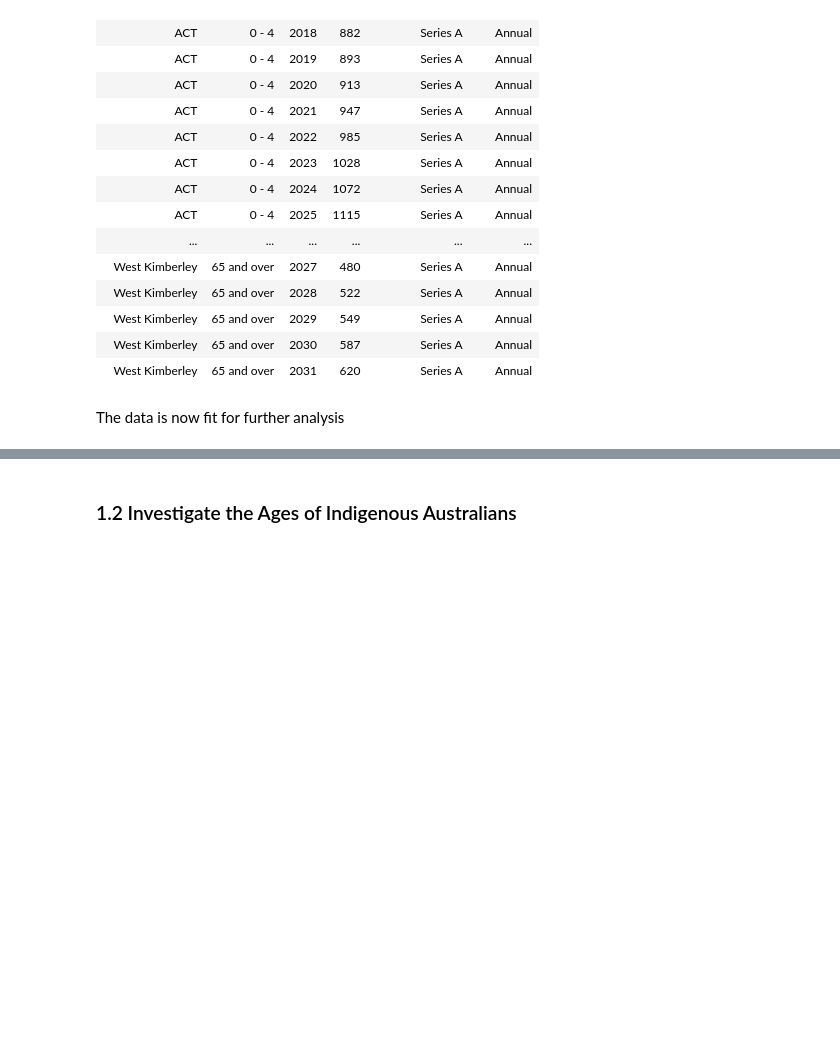
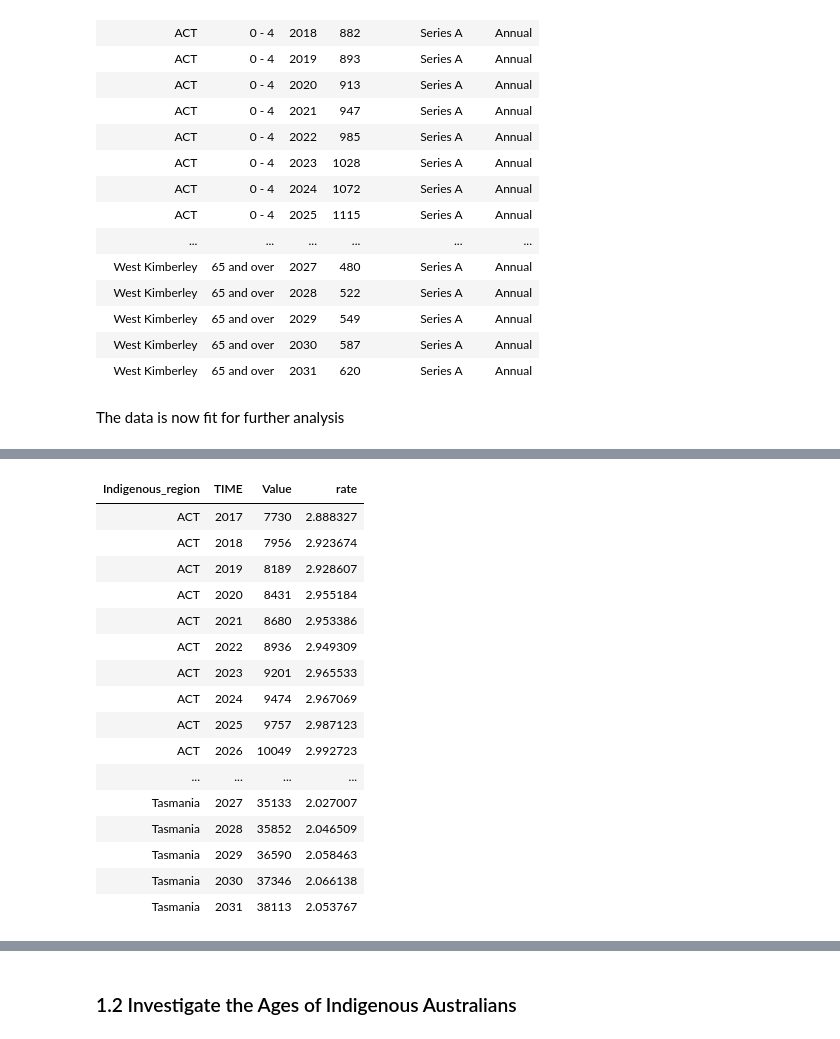
Before and after one commit to DanielTranDS/Aus-Immunisation-EDA-DataWrangling, a Jupyter notebook: Aus_EDA_Wrangling.ipynb, the cells around one changed output, grey strips where cells are left out. Drawn from its saved outputs; the diff is of its cells as text; code cells hidden in the pictures; blank space fills up the shorter version.

```diff
--- a/Aus_EDA_Wrangling.ipynb
+++ b/Aus_EDA_Wrangling.ipynb
@@ -150,0 +272,21 @@ The data is now fit for further analysis
+# %%
+capital_pop<-capital_pop[capital_pop$TIME!='2016',]
+capital_pop
+# %% [output]
+| Indigenous_region | TIME | Value | rate |
+| ACT | 2017 | 7730 | 2.888327 |
+| ACT | 2018 | 7956 | 2.923674 |
+| ACT | 2019 | 8189 | 2.928607 |
+| ACT | 2020 | 8431 | 2.955184 |
+| ACT | 2021 | 8680 | 2.953386 |
+| ACT | 2022 | 8936 | 2.949309 |
+| ACT | 2023 | 9201 | 2.965533 |
+| ACT | 2024 | 9474 | 2.967069 |
+| ACT | 2025 | 9757 | 2.987123 |
+| ACT | 2026 | 10049 | 2.992723 |
+| ... | ... | ... | ... |
+| Tasmania | 2027 | 35133 | 2.027007 |
+| Tasmania | 2028 | 35852 | 2.046509 |
+| Tasmania | 2029 | 36590 | 2.058463 |
+| Tasmania | 2030 | 37346 | 2.066138 |
+| Tasmania | 2031 | 38113 | 2.053767 |
```
Also changed, not shown: parts of 22 cells of this notebook.
